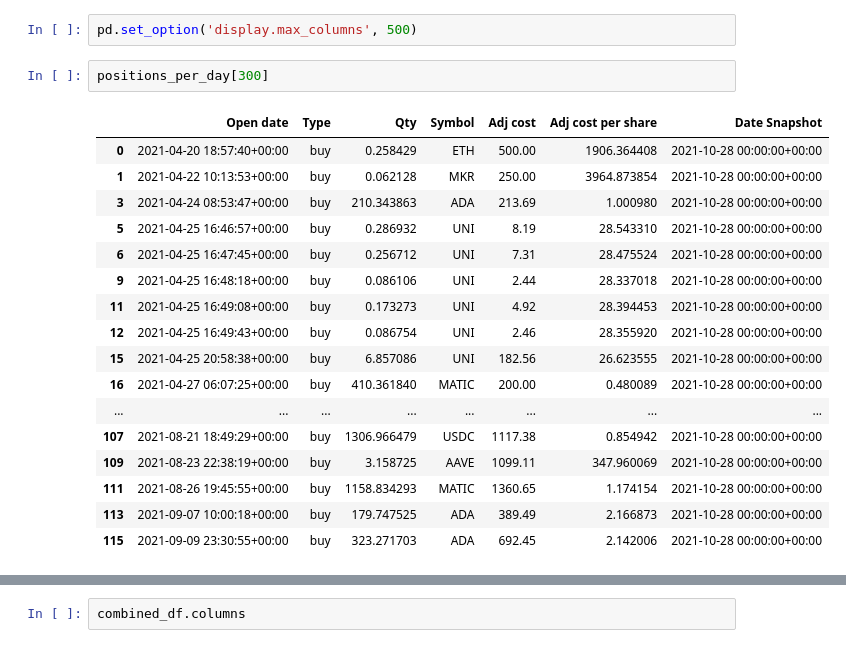
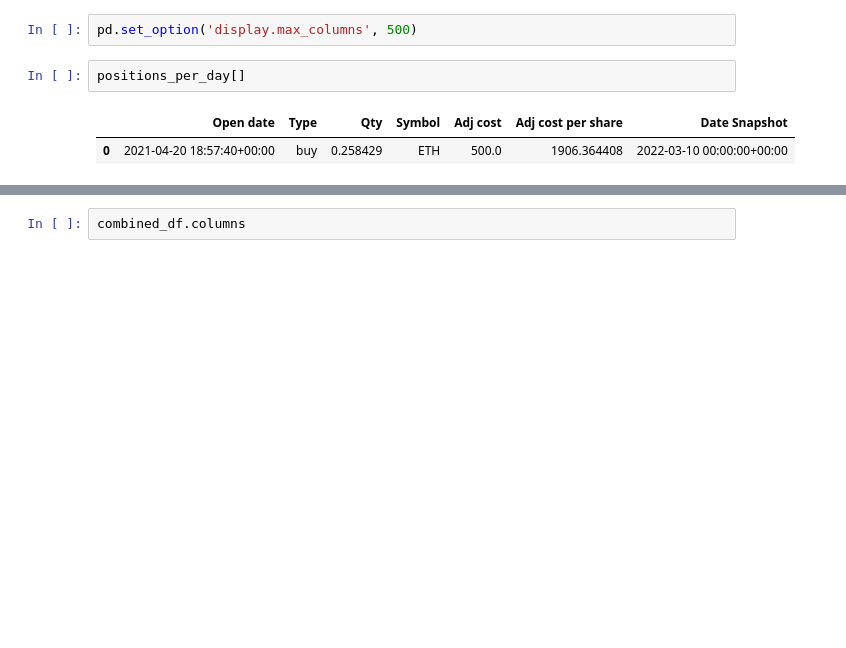
Before and after one commit to giocaizzi/surfingcrypto, a Jupyter notebook: notebooks/portfolio.ipynb, the cells around one changed output, grey strips where cells are left out. Drawn from its saved outputs; the diff is of its cells as text; blank space fills up the shorter version.

```diff
--- a/notebooks/portfolio.ipynb
+++ b/notebooks/portfolio.ipynb
@@ -135,25 +136,10 @@ positions_per_day=t.time_fill()
 # %%
 pd.set_option('display.max_columns', 500)
 # %%
-positions_per_day[300]
+positions_per_day[]
 # %% [output]
 |  | Open date | Type | Qty | Symbol | Adj cost | Adj cost per share | Date Snapshot |
-| 0 | 2021-04-20 18:57:40+00:00 | buy | 0.258429 | ETH | 500.00 | 1906.364408 | 2021-10-28 00:00:00+00:00 |
-| 1 | 2021-04-22 10:13:53+00:00 | buy | 0.062128 | MKR | 250.00 | 3964.873854 | 2021-10-28 00:00:00+00:00 |
-| 3 | 2021-04-24 08:53:47+00:00 | buy | 210.343863 | ADA | 213.69 | 1.000980 | 2021-10-28 00:00:00+00:00 |
-| 5 | 2021-04-25 16:46:57+00:00 | buy | 0.286932 | UNI | 8.19 | 28.543310 | 2021-10-28 00:00:00+00:00 |
-| 6 | 2021-04-25 16:47:45+00:00 | buy | 0.256712 | UNI | 7.31 | 28.475524 | 2021-10-28 00:00:00+00:00 |
-| 9 | 2021-04-25 16:48:18+00:00 | buy | 0.086106 | UNI | 2.44 | 28.337018 | 2021-10-28 00:00:00+00:00 |
-| 11 | 2021-04-25 16:49:08+00:00 | buy | 0.173273 | UNI | 4.92 | 28.394453 | 2021-10-28 00:00:00+00:00 |
-| 12 | 2021-04-25 16:49:43+00:00 | buy | 0.086754 | UNI | 2.46 | 28.355920 | 2021-10-28 00:00:00+00:00 |
-| 15 | 2021-04-25 20:58:38+00:00 | buy | 6.857086 | UNI | 182.56 | 26.623555 | 2021-10-28 00:00:00+00:00 |
-| 16 | 2021-04-27 06:07:25+00:00 | buy | 410.361840 | MATIC | 200.00 | 0.480089 | 2021-10-28 00:00:00+00:00 |
-| ... | ... | ... | ... | ... | ... | ... | ... |
-| 107 | 2021-08-21 18:49:29+00:00 | buy | 1306.966479 | USDC | 1117.38 | 0.854942 | 2021-10-28 00:00:00+00:00 |
-| 109 | 2021-08-23 22:38:19+00:00 | buy | 3.158725 | AAVE | 1099.11 | 347.960069 | 2021-10-28 00:00:00+00:00 |
-| 111 | 2021-08-26 19:45:55+00:00 | buy | 1158.834293 | MATIC | 1360.65 | 1.174154 | 2021-10-28 00:00:00+00:00 |
-| 113 | 2021-09-07 10:00:18+00:00 | buy | 179.747525 | ADA | 389.49 | 2.166873 | 2021-10-28 00:00:00+00:00 |
-| 115 | 2021-09-09 23:30:55+00:00 | buy | 323.271703 | ADA | 692.45 | 2.142006 | 2021-10-28 00:00:00+00:00 |
+| 0 | 2021-04-20 18:57:40+00:00 | buy | 0.258429 | ETH | 500.0 | 1906.364408 | 2022-03-10 00:00:00+00:00 |
 # %%
 combined_df=t.per_day_portfolio_calcs(
     positions_per_day,
```
Also changed, not shown: parts of 12 cells of this notebook, 3 other files.
